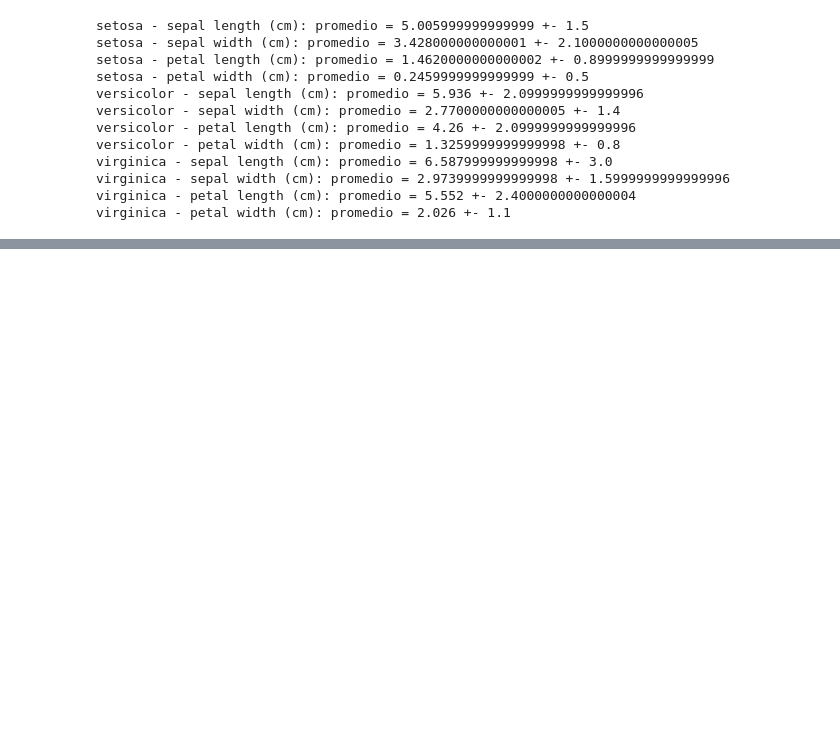
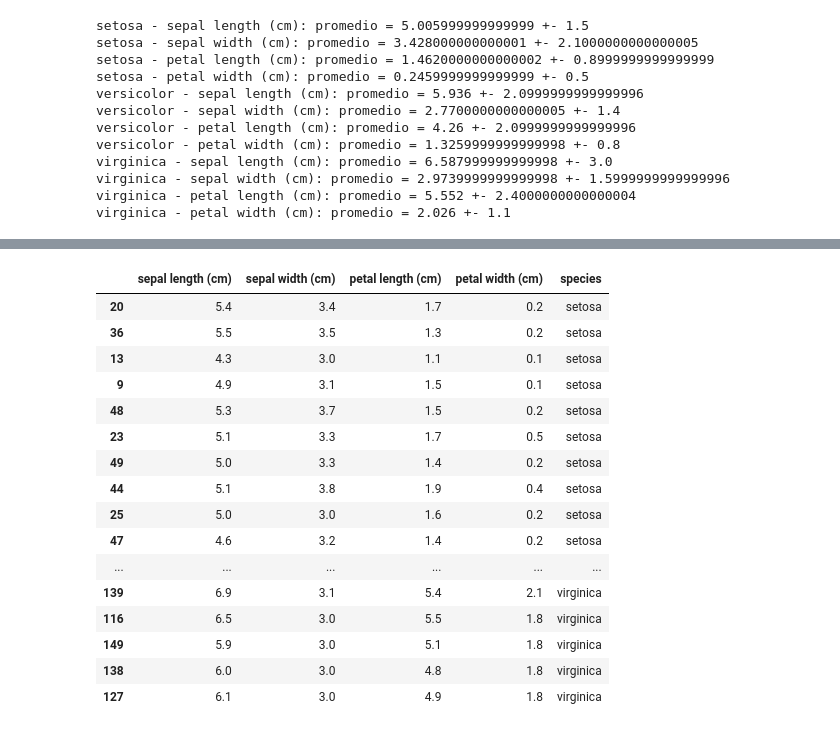
Before and after one commit to Matutii/Labs-Machine-Learning, a Jupyter notebook: clase2.ipynb, the cells around one changed output, grey strips where cells are left out. Drawn from its saved outputs; the diff is of its cells as text; code cells hidden in the pictures; blank space fills up the shorter version.

```diff
--- a/clase2.ipynb
+++ b/clase2.ipynb
@@ -285,6 +267,6 @@ virginica - petal width (cm): promedio = 2.026 +- 1.1
 # %%
 rangos = {}
 for especie in especies:
-    rangos = iris.iloc[:, :4].loc[iris["species"] == especie].agg(["mean", "min", "max"]).to_dict()
+    rangos[especie] = train_iris.iloc[:, :4].loc[train_iris["species"] == especie].agg(["mean", "min", "max"]).to_dict()
 rangos
 # %% [output]
@@ -294,0 +285,25 @@ rangos
+# %%
+test_iris = pd.DataFrame()
+
+for especie in especies:
+    test_iris = pd.concat([test_iris, iris[iris["species"] == especie].sample(frac=0.20)])
+
+test_iris
+# %% [output]
+|  | sepal length (cm) | sepal width (cm) | petal length (cm) | petal width (cm) | species |
+| 20 | 5.4 | 3.4 | 1.7 | 0.2 | setosa |
+| 36 | 5.5 | 3.5 | 1.3 | 0.2 | setosa |
+| 13 | 4.3 | 3.0 | 1.1 | 0.1 | setosa |
+| 9 | 4.9 | 3.1 | 1.5 | 0.1 | setosa |
+| 48 | 5.3 | 3.7 | 1.5 | 0.2 | setosa |
+| 23 | 5.1 | 3.3 | 1.7 | 0.5 | setosa |
+| 49 | 5.0 | 3.3 | 1.4 | 0.2 | setosa |
+| 44 | 5.1 | 3.8 | 1.9 | 0.4 | setosa |
+| 25 | 5.0 | 3.0 | 1.6 | 0.2 | setosa |
+| 47 | 4.6 | 3.2 | 1.4 | 0.2 | setosa |
+| ... | ... | ... | ... | ... | ... |
+| 139 | 6.9 | 3.1 | 5.4 | 2.1 | virginica |
+| 116 | 6.5 | 3.0 | 5.5 | 1.8 | virginica |
+| 149 | 5.9 | 3.0 | 5.1 | 1.8 | virginica |
+| 138 | 6.0 | 3.0 | 4.8 | 1.8 | virginica |
+| 127 | 6.1 | 3.0 | 4.9 | 1.8 | virginica |
```
Also changed, not shown: parts of 12 cells of this notebook.
